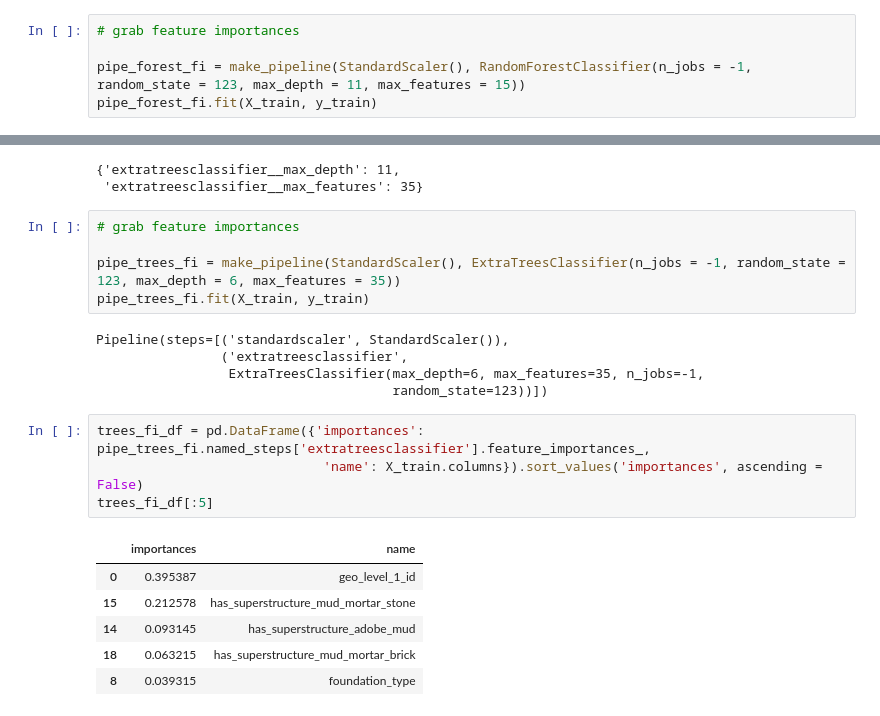
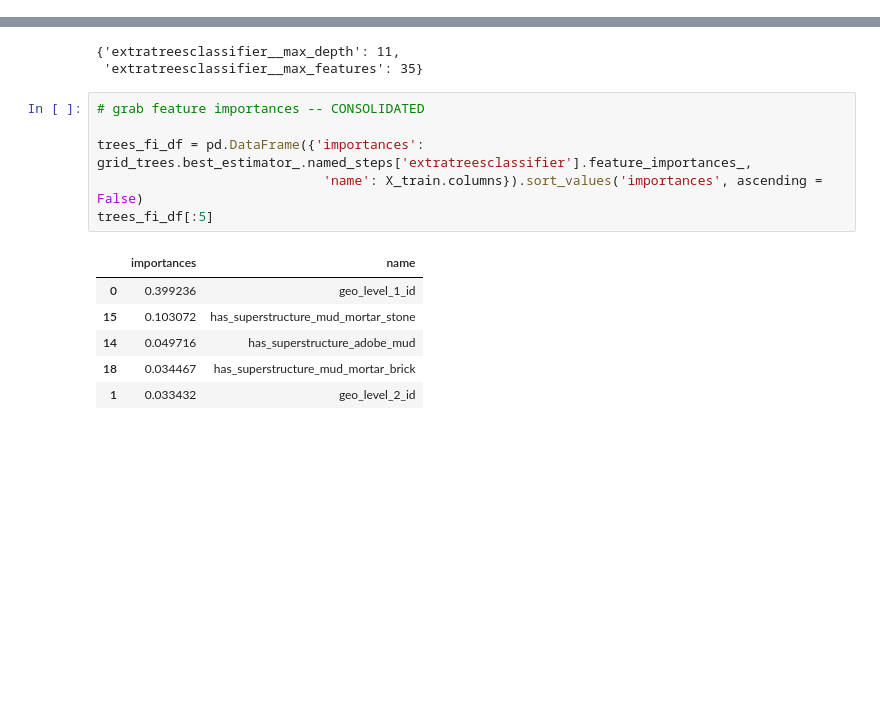
Before and after one commit to vleong1/modeling_earthquake_damage, a Jupyter notebook: veronica_le_all_cols.ipynb, the cells around one changed output, grey strips where cells are left out. Cells and saved outputs as stored; diff of their text form; blank space fills up the shorter version.

```diff
--- a/veronica_le_all_cols.ipynb
+++ b/veronica_le_all_cols.ipynb
@@ -97,8 +98,3 @@ Train Score: 0.7793809158352519
 Test Score: 0.688871834228703
 {'randomforestclassifier__max_depth': 11,
  'randomforestclassifier__max_features': 35}
-# %%
-# grab feature importances
-
-pipe_forest_fi = make_pipeline(StandardScaler(), RandomForestClassifier(n_jobs = -1, random_state = 123, max_depth = 11, max_features = 15))
-pipe_forest_fi.fit(X_train, y_train)
@@ -147,24 +194,16 @@ Train Score: 0.7532872857508314
 Test Score: 0.6785878741366078
 {'extratreesclassifier__max_depth': 11,
  'extratreesclassifier__max_features': 35}
-# %%
-# grab feature importances
-
-pipe_trees_fi = make_pipeline(StandardScaler(), ExtraTreesClassifier(n_jobs = -1, random_state = 123, max_depth = 6, max_features = 35))
-pipe_trees_fi.fit(X_train, y_train)
-# %% [output]
-Pipeline(steps=[('standardscaler', StandardScaler()),
-                ('extratreesclassifier',
-                 ExtraTreesClassifier(max_depth=6, max_features=35, n_jobs=-1,
-                                      random_state=123))])
 # %%
-trees_fi_df = pd.DataFrame({'importances': pipe_trees_fi.named_steps['extratreesclassifier'].feature_importances_,
+# grab feature importances -- CONSOLIDATED
+
+trees_fi_df = pd.DataFrame({'importances': grid_trees.best_estimator_.named_steps['extratreesclassifier'].feature_importances_,
                              'name': X_train.columns}).sort_values('importances', ascending = False)
 trees_fi_df[:5]
 # %% [output]
 |  | importances | name |
-| 0 | 0.395387 | geo_level_1_id |
-| 15 | 0.212578 | has_superstructure_mud_mortar_stone |
-| 14 | 0.093145 | has_superstructure_adobe_mud |
-| 18 | 0.063215 | has_superstructure_mud_mortar_brick |
-| 8 | 0.039315 | foundation_type |
+| 0 | 0.399236 | geo_level_1_id |
+| 15 | 0.103072 | has_superstructure_mud_mortar_stone |
+| 14 | 0.049716 | has_superstructure_adobe_mud |
+| 18 | 0.034467 | has_superstructure_mud_mortar_brick |
+| 1 | 0.033432 | geo_level_2_id |
```
Also changed, not shown: parts of 23 cells of this notebook, 3 other files.
